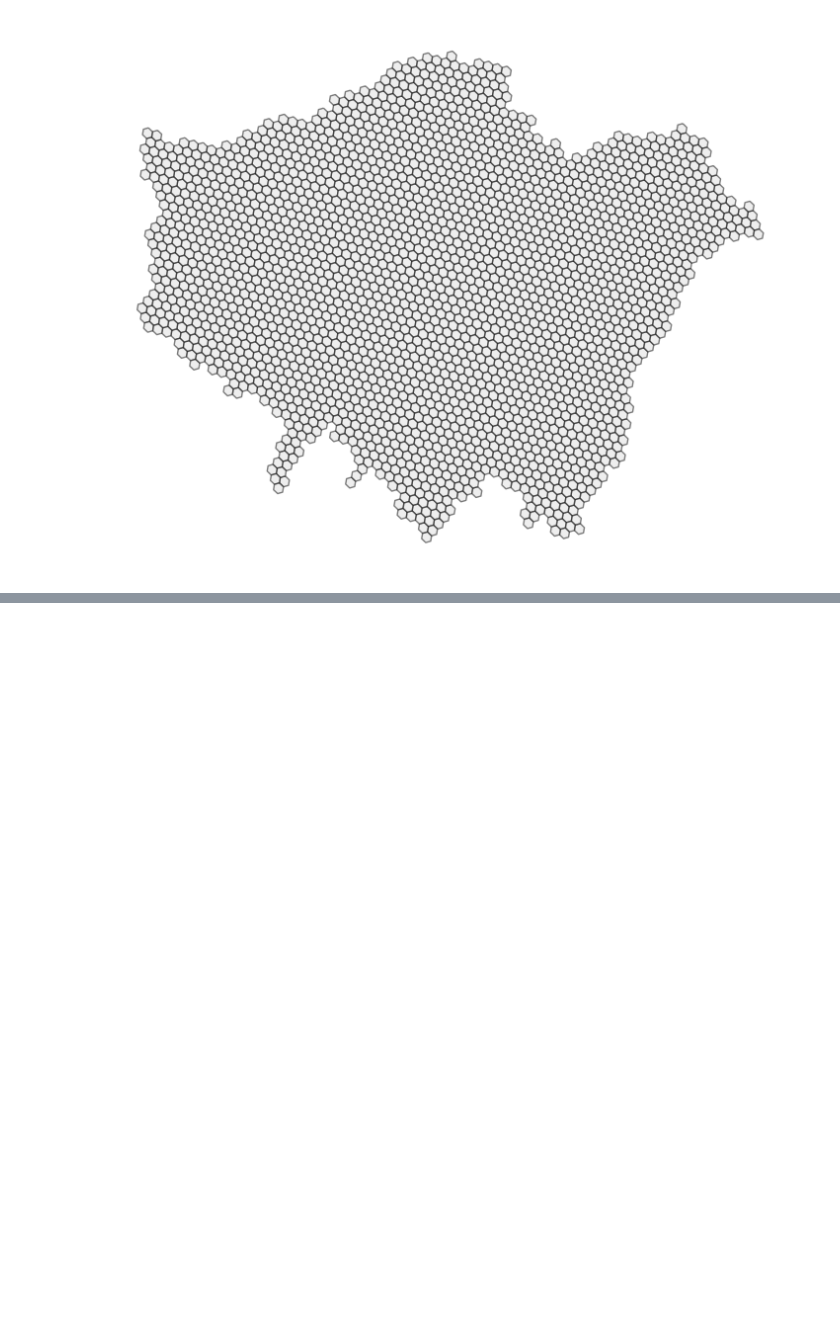
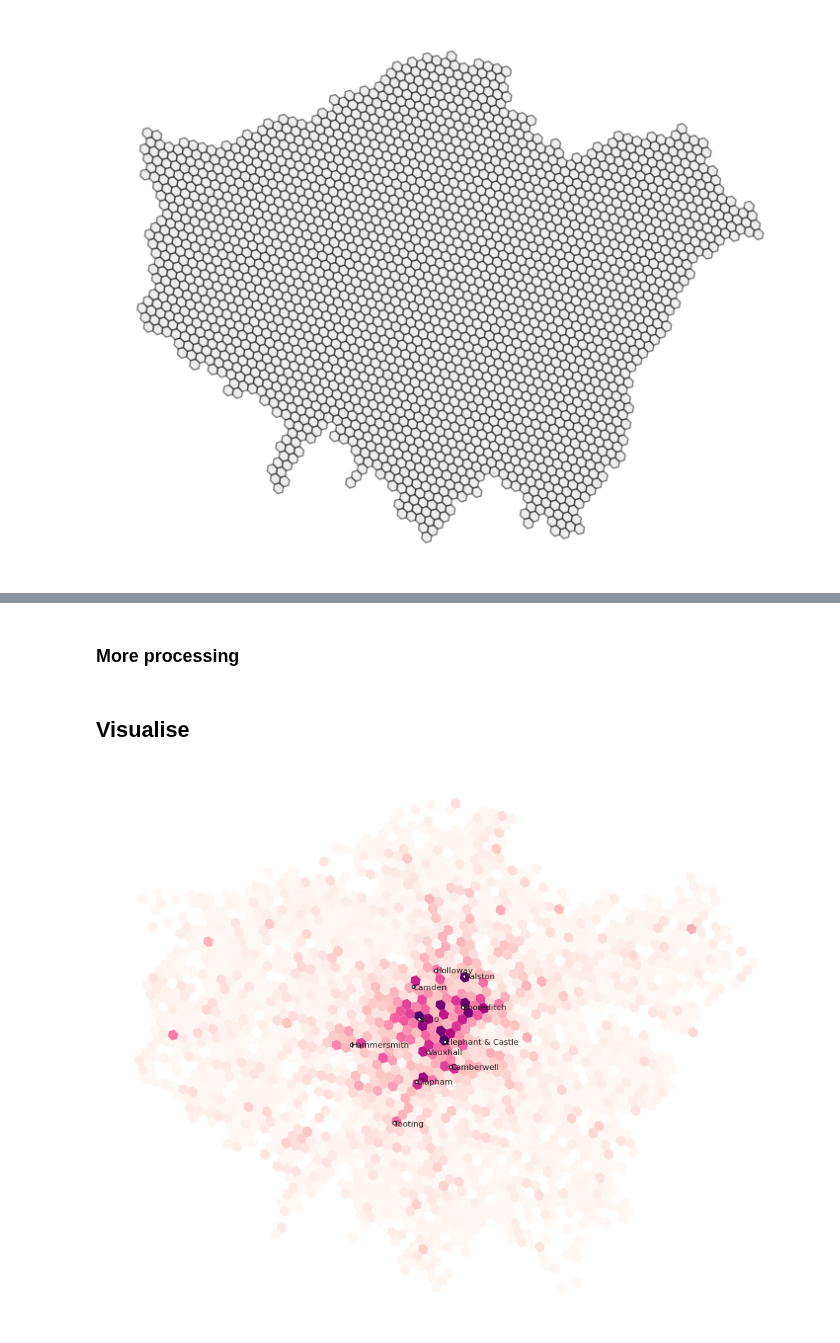
Before and after one commit to Lisa-Ho/30-day-map-challenge, a Jupyter notebook: 2023/stats19/london-accidents.ipynb, the cells around one changed output, grey strips where cells are left out. Saved outputs shown, nothing was run; the diff lists cells and outputs as text; code cells hidden in the pictures; blank space fills up the shorter version.

Commit message:
added data to hexgrid

```diff
--- a/2023/stats19/london-accidents.ipynb
+++ b/2023/stats19/london-accidents.ipynb
@@ -106,0 +143,6 @@ gdf_poly.head()
+# %%
+# merge with vehicles
+data["vehicle"]["vehicle_group"] = data["vehicle"]["vehicle_type"].map(classes)
+veh_involved = data["vehicle"].groupby(["accident_index",
+                                 "vehicle_group"])["accident_index"].count().unstack().reset_index().fillna(0)
+df = pd.merge(df, veh_involved, left_on="accident_index", right_on="accident_index", how="left")
@@ -106,0 +156,6 @@ gdf_poly.head()
+# %%
+# convert to geo dataframe
+geometry = [Point(xy) for xy in zip(df['longitude'].astype(float), df['latitude'].astype(float))]
+gdf = gpd.GeoDataFrame(df, crs = 'EPSG:4326', geometry = geometry)
+# %% [markdown]
+### More processing
@@ -106,0 +176,39 @@ gdf_poly.head()
+# %% [markdown]
+## Visualise
+# %%
+# dictionary of places to map
+places = { 'Shoreditch': [51.522958723664935, -0.07766412768674981],
+             'Camden': [51.53955149862139, -0.14262241669039177],
+             'Soho': [51.51309688360682, -0.13491248421579607],
+             'Hammersmith': [51.49223618549943, -0.22361215911733306],
+             #'Kingston':[51.41005356527376, -0.30761369381871223],
+             'Clapham':[51.46175333629983, -0.13824969876097923],
+             #'Richmond':[51.45930825530233, -0.3056528356679942],
+             'Camberwell': [51.474130682653644, -0.09310103554433165],
+            # 'Bromley': [51.404040001513586, 0.016439934862091166],
+             #'Sutton': [51.36439196566658, -0.19218816484096937],
+            # 'Croydon':[51.374244431071716, -0.10021148332449809],
+             #'Finchley':[51.61244855213473, -0.17340662821177052],
+            # 'Ealing':[51.51422792569118, -0.29740243602398153],
+             'Dalston':[51.548199640025466, -0.0754982857534403],
+             'Tooting':[51.427777560713466, -0.16763313756420725],
+             'Holloway':[51.552883212571786, -0.11286608071955605],
+            # 'Stratford':[51.54248675328208, 0.005191726952792273],
+             "Elephant & Castle": [51.49469468571915, -0.10030285876338756],
+             "Vauxhall":[51.48618195698862, -0.12316154264544815]
+         }
+places = pd.DataFrame.from_dict(places, orient='index', columns=['lat', 'lon'])
+geometry = [Point(xy) for xy in zip(places['lon'].astype(float), places['lat'].astype(float))]
+places = gpd.GeoDataFrame(places, crs = '4326', geometry = geometry)
+# %%
+fig, ax = plt.subplots(figsize=(12, 10))
+gdf_poly.plot(ax=ax, column="collisions", alpha=1, zorder=2, cmap='RdPu')
+places.plot(ax=ax, markersize=10,zorder=2, color='white', edgecolor='black', linewidth=0.75)
+for i in range(len(places)):
+    ax.text(places['geometry'].iloc[i].x, places['geometry'].iloc[i].y, places.index[i],
+            va='center_baseline', ha='left', fontsize=8, color='#222222')
+ax.axis("off")
+
+plt.show()
+# %% [output]
+[figure, added]
```
Also changed, not shown: parts of 11 cells of this notebook.
